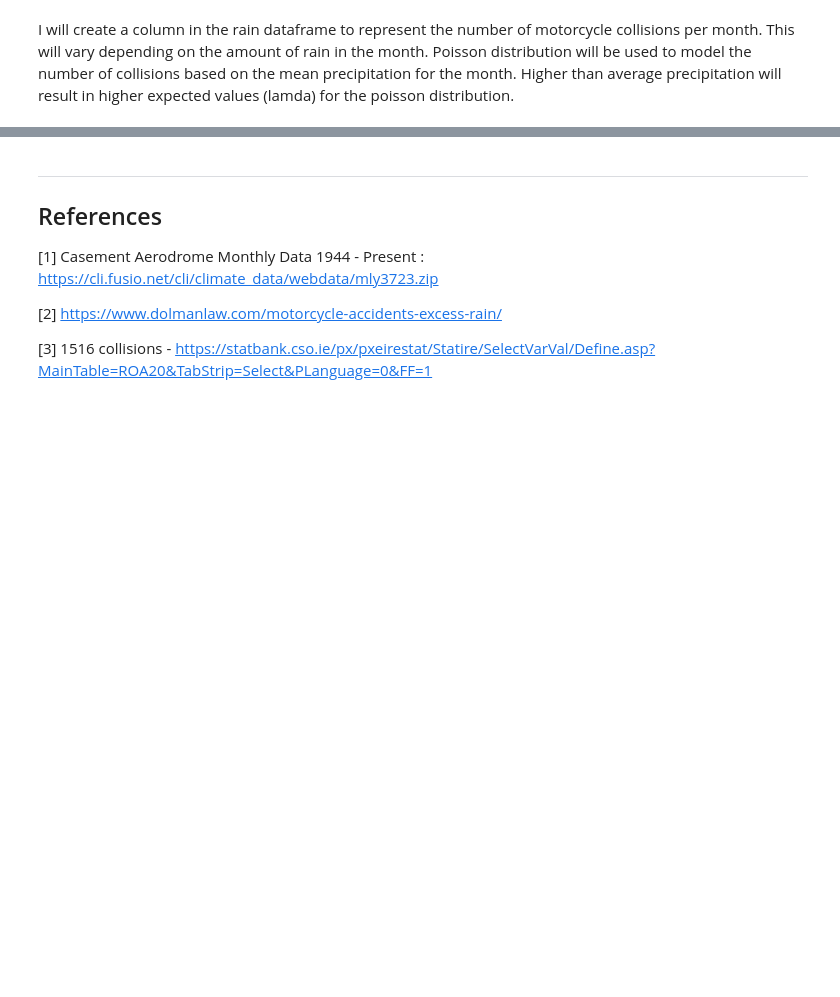
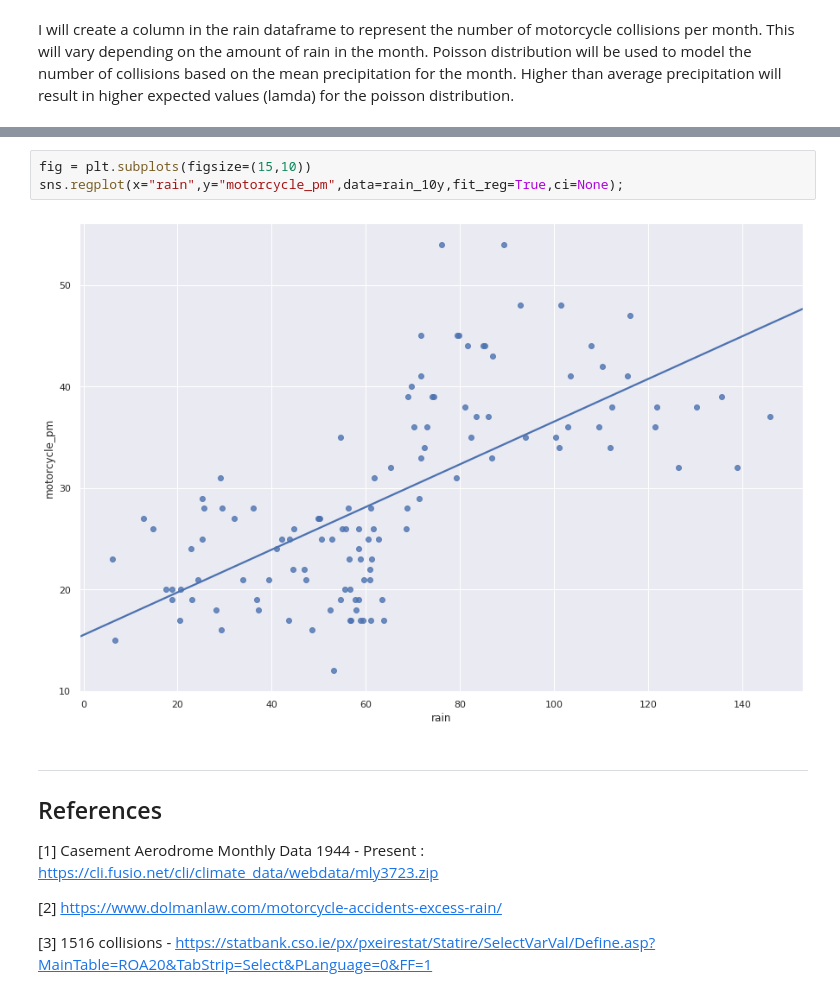
Before and after one commit to AdrianDonohoe/PDAProject2019, a Jupyter notebook: PDA Project - Casement Weather Station.ipynb, the cells around one changed output, grey strips where cells are left out. Drawn from its saved outputs; the diff is of its cells as text; blank space fills up the shorter version.

```diff
--- a/PDA Project - Casement Weather Station.ipynb
+++ b/PDA Project - Casement Weather Station.ipynb
@@ -533,3 +535,8 @@ Name: motorcycle_pm, Length: 120, dtype: float64
+# %%
+fig = plt.subplots(figsize=(15,10))
+sns.regplot(x="rain",y="motorcycle_pm",data=rain_10y,fit_reg=True,ci=None);
+# %% [output]
+[figure, added]
 # %% [markdown]
 ***
 ## References
```
Also changed, not shown: parts of 17 cells of this notebook.
